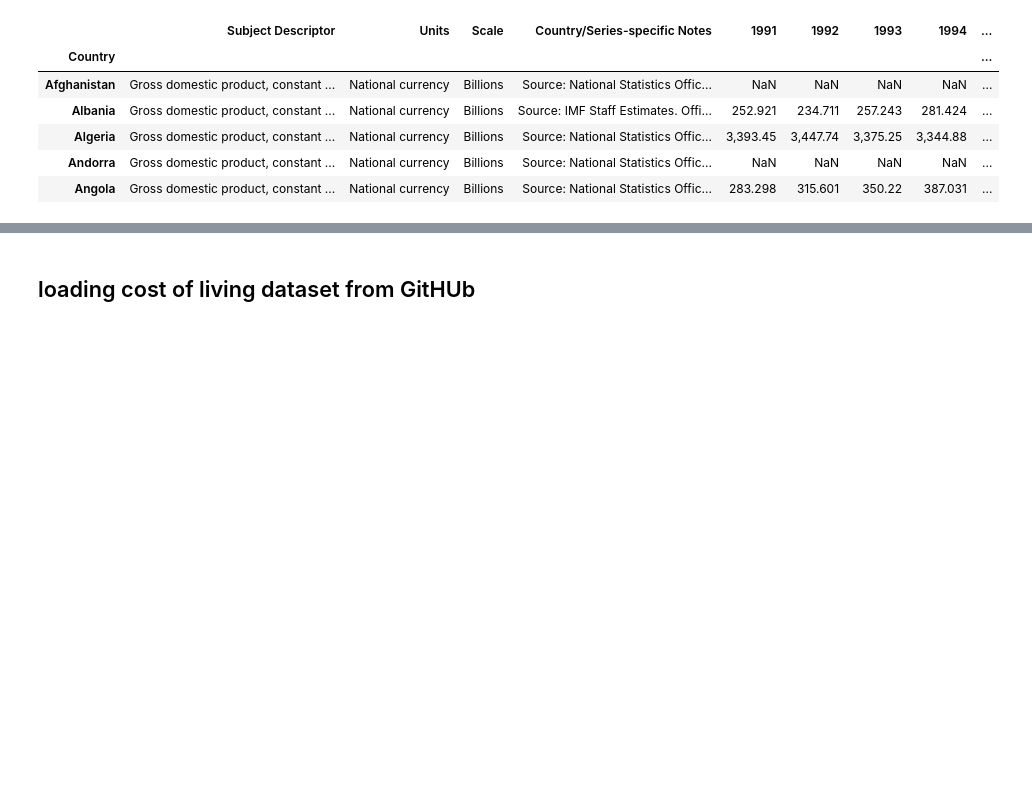
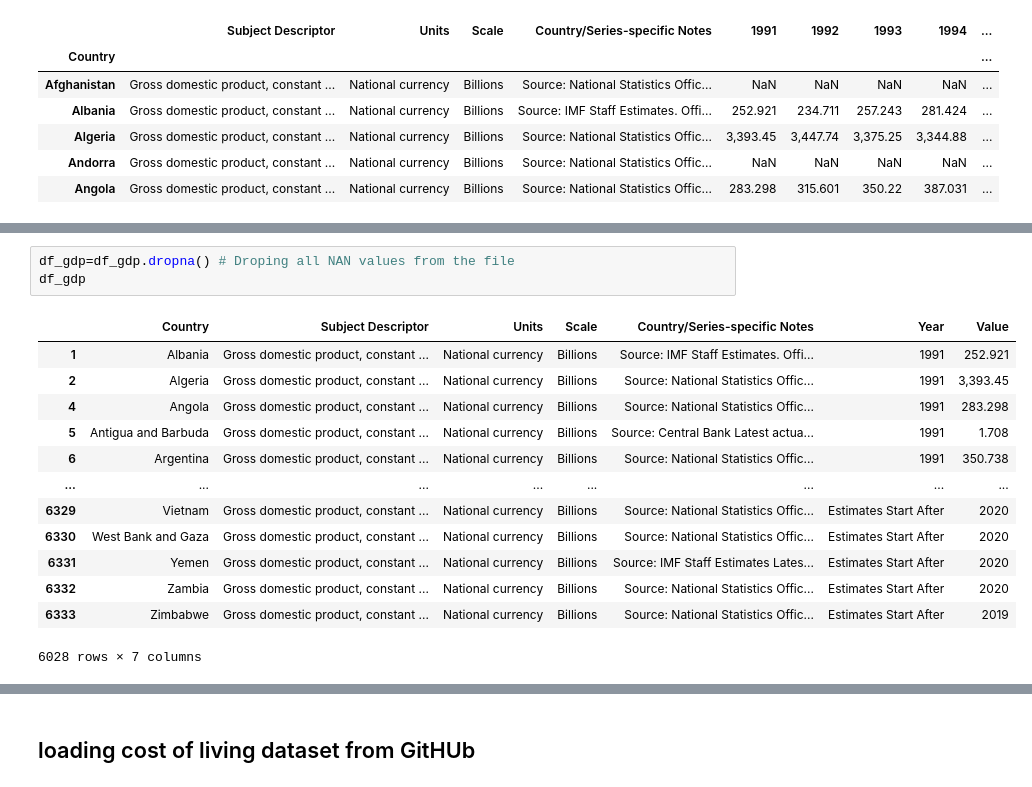
Before and after one commit to MaxSMCON/Group_2, a Jupyter notebook: Group_2_Stats.ipynb, the cells around one changed output, grey strips where cells are left out. Drawn from its saved outputs; the diff is of its cells as text; blank space fills up the shorter version.

```diff
--- a/Group_2_Stats.ipynb
+++ b/Group_2_Stats.ipynb
@@ -82,0 +105,17 @@ df_gdp.head()
+# %%
+df_gdp=df_gdp.dropna() # Droping all NAN values from the file
+df_gdp
+# %% [output]
+|  | Country | Subject Descriptor | Units | Scale | Country/Series-specific Notes | Year | Value |
+| 1 | Albania | Gross domestic product, constant ... | National currency | Billions | Source: IMF Staff Estimates. Offi... | 1991 | 252.921 |
+| 2 | Algeria | Gross domestic product, constant ... | National currency | Billions | Source: National Statistics Offic... | 1991 | 3,393.45 |
+| 4 | Angola | Gross domestic product, constant ... | National currency | Billions | Source: National Statistics Offic... | 1991 | 283.298 |
+| 5 | Antigua and Barbuda | Gross domestic product, constant ... | National currency | Billions | Source: Central Bank Latest actua... | 1991 | 1.708 |
+| 6 | Argentina | Gross domestic product, constant ... | National currency | Billions | Source: National Statistics Offic... | 1991 | 350.738 |
+| ... | ... | ... | ... | ... | ... | ... | ... |
+| 6329 | Vietnam | Gross domestic product, constant ... | National currency | Billions | Source: National Statistics Offic... | Estimates Start After | 2020 |
+| 6330 | West Bank and Gaza | Gross domestic product, constant ... | National currency | Billions | Source: National Statistics Offic... | Estimates Start After | 2020 |
+| 6331 | Yemen | Gross domestic product, constant ... | National currency | Billions | Source: IMF Staff Estimates Lates... | Estimates Start After | 2020 |
+| 6332 | Zambia | Gross domestic product, constant ... | National currency | Billions | Source: National Statistics Offic... | Estimates Start After | 2020 |
+| 6333 | Zimbabwe | Gross domestic product, constant ... | National currency | Billions | Source: National Statistics Offic... | Estimates Start After | 2019 |
+6028 rows × 7 columns
```
Also changed, not shown: parts of 11 cells of this notebook.
